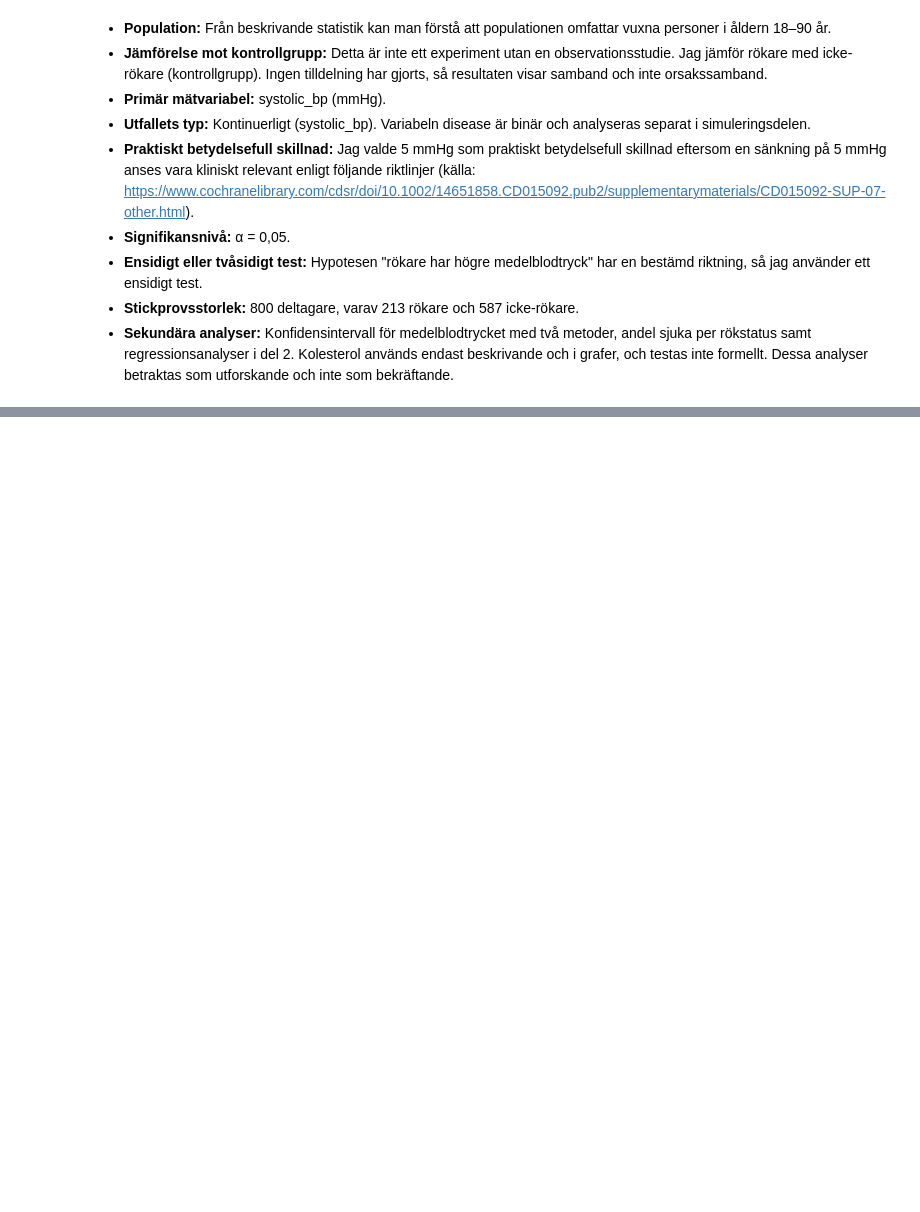
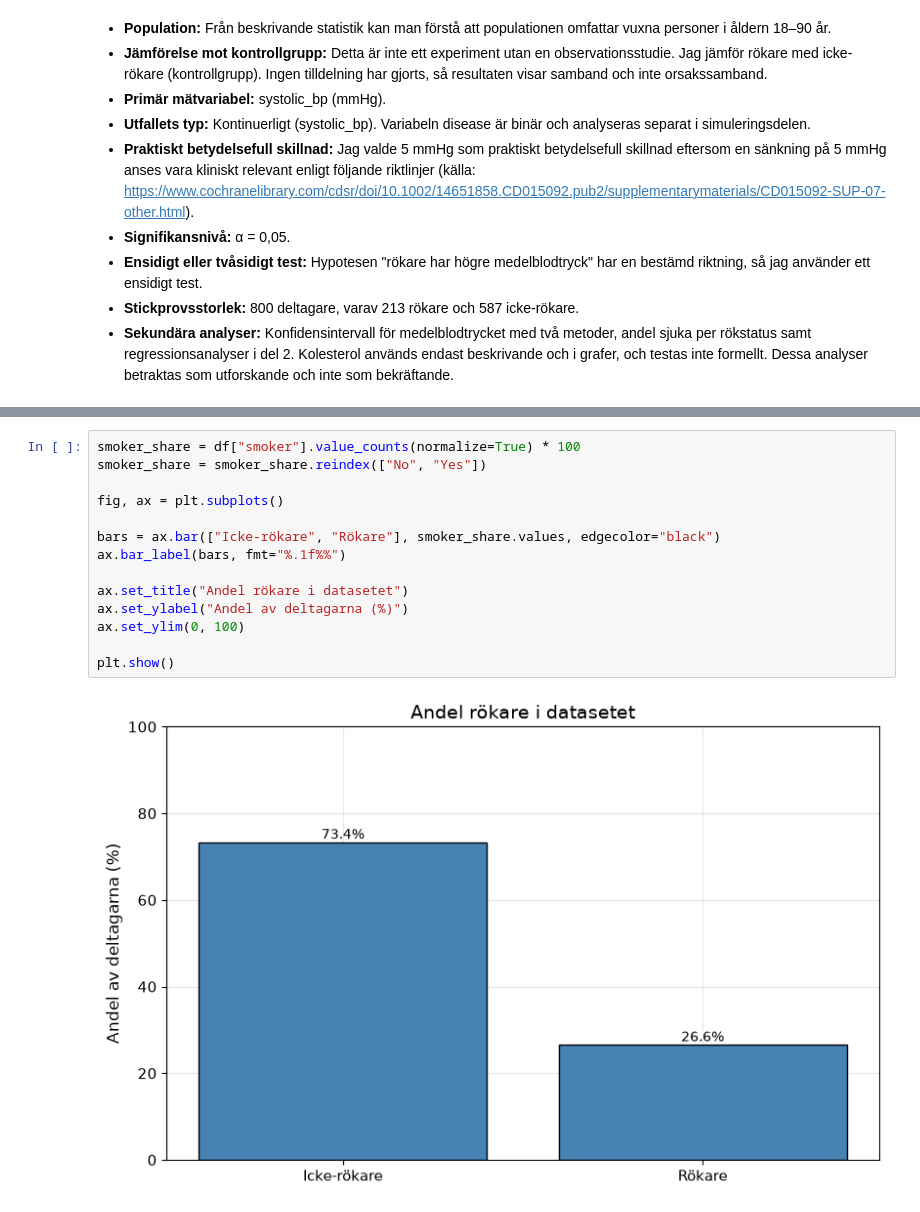
Before and after one commit to natasa-s/halsostudie, a Jupyter notebook: report.ipynb, the cells around one changed output, grey strips where cells are left out. Saved outputs shown, nothing was run; the diff lists cells and outputs as text; blank space fills up the shorter version.

```diff
--- a/report.ipynb
+++ b/report.ipynb
@@ -146,0 +204,16 @@ display(stats.round(2))
+# %%
+smoker_share = df["smoker"].value_counts(normalize=True) * 100
+smoker_share = smoker_share.reindex(["No", "Yes"])
+
+fig, ax = plt.subplots()
+
+bars = ax.bar(["Icke-rökare", "Rökare"], smoker_share.values, edgecolor="black")
+ax.bar_label(bars, fmt="%.1f%%")
+
+ax.set_title("Andel rökare i datasetet")
+ax.set_ylabel("Andel av deltagarna (%)")
+ax.set_ylim(0, 100)
+
+plt.show()
+# %% [output]
+[figure, added]
```
Also changed, not shown: parts of 7 cells of this notebook.
